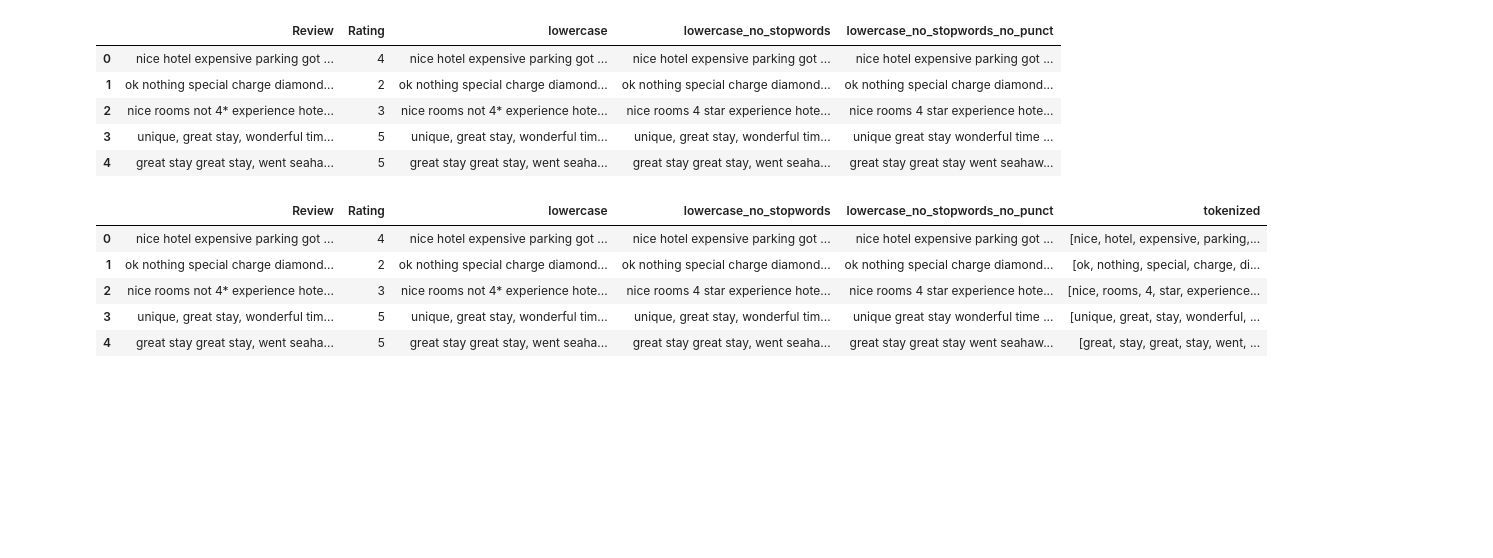
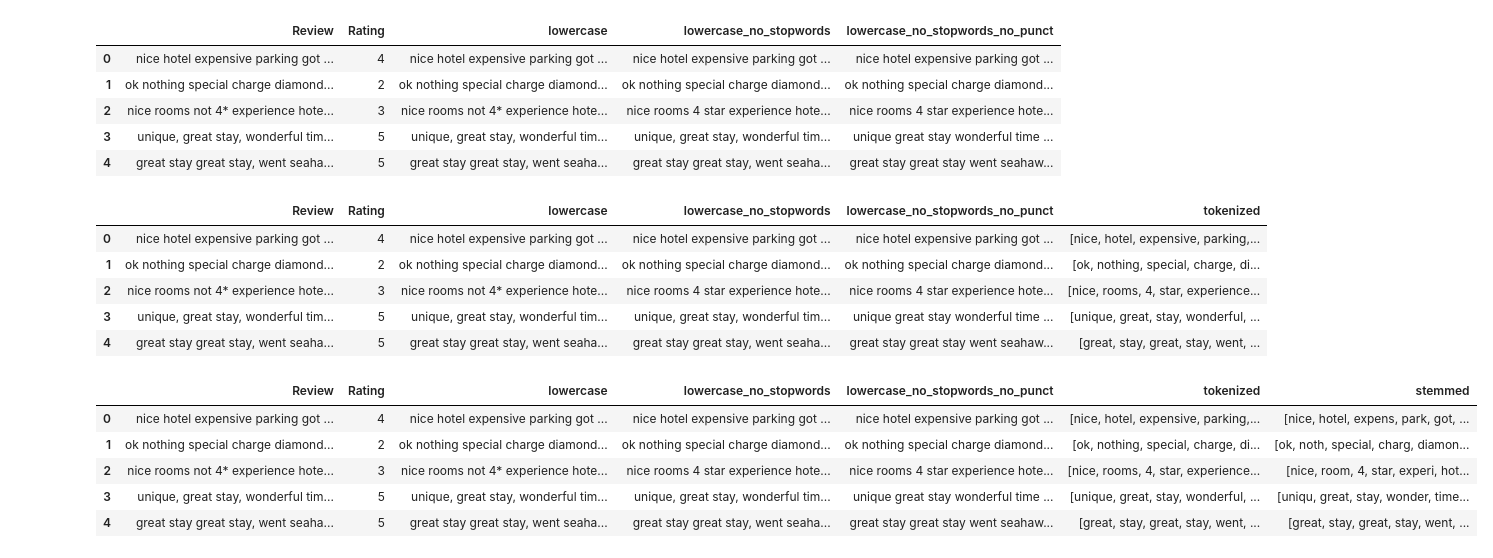
Before and after one commit to rizkyrosyadi97-oss/NLP, a Jupyter notebook: text - preprocessing (practical task).ipynb, the cells around one changed output. Saved outputs shown, nothing was run; the diff lists cells and outputs as text; code cells hidden in the pictures; blank space fills up the shorter version.

```diff
--- a/text - preprocessing (practical task).ipynb
+++ b/text - preprocessing (practical task).ipynb
@@ -78,3 +79,15 @@ data.head()
 | 2 | nice rooms not 4* experience hote... | 3 | nice rooms not 4* experience hote... | nice rooms 4 star experience hote... | nice rooms 4 star experience hote... | [nice, rooms, 4, star, experience... |
 | 3 | unique, great stay, wonderful tim... | 5 | unique, great stay, wonderful tim... | unique, great stay, wonderful tim... | unique great stay wonderful time ... | [unique, great, stay, wonderful, ... |
 | 4 | great stay great stay, went seaha... | 5 | great stay great stay, went seaha... | great stay great stay, went seaha... | great stay great stay went seahaw... | [great, stay, great, stay, went, ... |
+# %%
+# mengaplikasikan portersetemmer
+ps = PorterStemmer()
+data['stemmed'] = data['tokenized'].apply(lambda x: [ps.stem(token) for token in x])
+data.head()
+# %% [output]
+|  | Review | Rating | lowercase | lowercase_no_stopwords | lowercase_no_stopwords_no_punct | tokenized | stemmed |
+| 0 | nice hotel expensive parking got ... | 4 | nice hotel expensive parking got ... | nice hotel expensive parking got ... | nice hotel expensive parking got ... | [nice, hotel, expensive, parking,... | [nice, hotel, expens, park, got, ... |
+| 1 | ok nothing special charge diamond... | 2 | ok nothing special charge diamond... | ok nothing special charge diamond... | ok nothing special charge diamond... | [ok, nothing, special, charge, di... | [ok, noth, special, charg, diamon... |
+| 2 | nice rooms not 4* experience hote... | 3 | nice rooms not 4* experience hote... | nice rooms 4 star experience hote... | nice rooms 4 star experience hote... | [nice, rooms, 4, star, experience... | [nice, room, 4, star, experi, hot... |
+| 3 | unique, great stay, wonderful tim... | 5 | unique, great stay, wonderful tim... | unique, great stay, wonderful tim... | unique great stay wonderful time ... | [unique, great, stay, wonderful, ... | [uniqu, great, stay, wonder, time... |
+| 4 | great stay great stay, went seaha... | 5 | great stay great stay, went seaha... | great stay great stay, went seaha... | great stay great stay went seahaw... | [great, stay, great, stay, went, ... | [great, stay, great, stay, went, ... |
```
Also changed, not shown: parts of 6 cells of this notebook.
